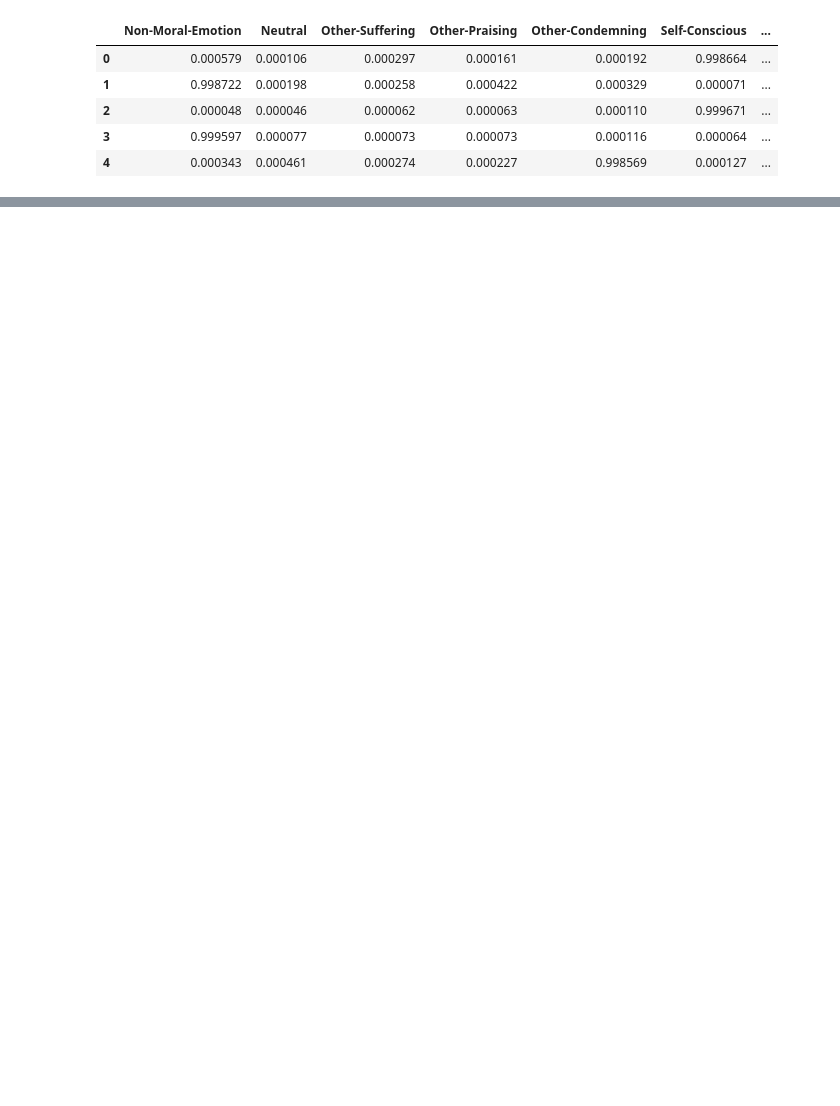
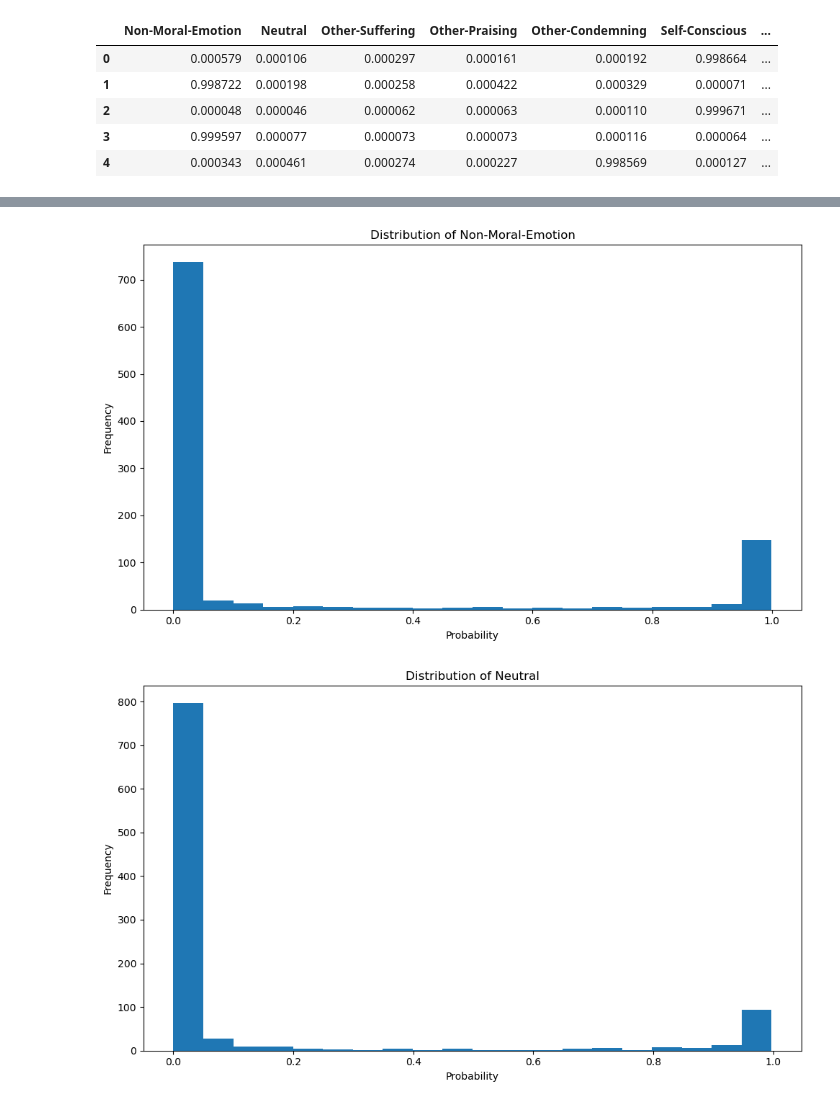
Before and after one commit to jaehyoyi/Moral-Emotion, a Jupyter notebook: KOME_BERT.ipynb, the cells around one changed output, grey strips where cells are left out. Drawn from its saved outputs; the diff is of its cells as text; code cells hidden in the pictures; blank space fills up the shorter version.

```diff
--- a/KOME_BERT.ipynb
+++ b/KOME_BERT.ipynb
@@ -141,0 +171,31 @@ probabilities_df.head()
+# %%
+#histogram for individual emotions
+import pandas as pd
+import matplotlib.pyplot as plt
+
+# Load the probabilities CSV file
+file_path = '/Users/jaehyoyi/Desktop/인화원/MORAL_EMOTION/Moral-Emotion/predictions_probabilities.csv'  # Update this path to your local file
+probabilities_df = pd.read_csv(file_path)
+
+# Define the emotions
+emotions = ['Non-Moral-Emotion', 'Neutral', 'Other-Suffering', 'Other-Praising', 'Other-Condemning', 'Self-Conscious']
+
+# Create histograms for each emotion
+for emotion in emotions:
+    plt.figure(figsize=(10, 6))
+    probabilities_df[emotion].hist(bins=20)
+    plt.title(f'Distribution of {emotion}')
+    plt.xlabel('Probability')
+    plt.ylabel('Frequency')
+    plt.grid(False)
+    plt.tight_layout()
+
+    # Save each histogram as an image
+    plot_path = f'{emotion}_distribution.png'  # Update this path if needed
+    plt.savefig(plot_path)
+
+    # Display the plot
+    plt.show()
+# %% [output]
+[figure, added]
+[figure, added]
```
Also changed, not shown: parts of 4 cells of this notebook, 7 other files.
